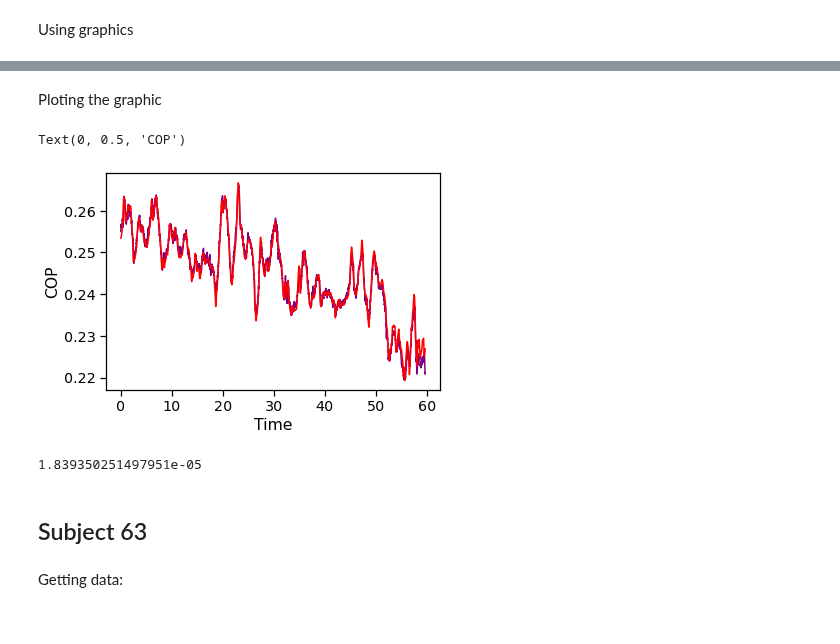
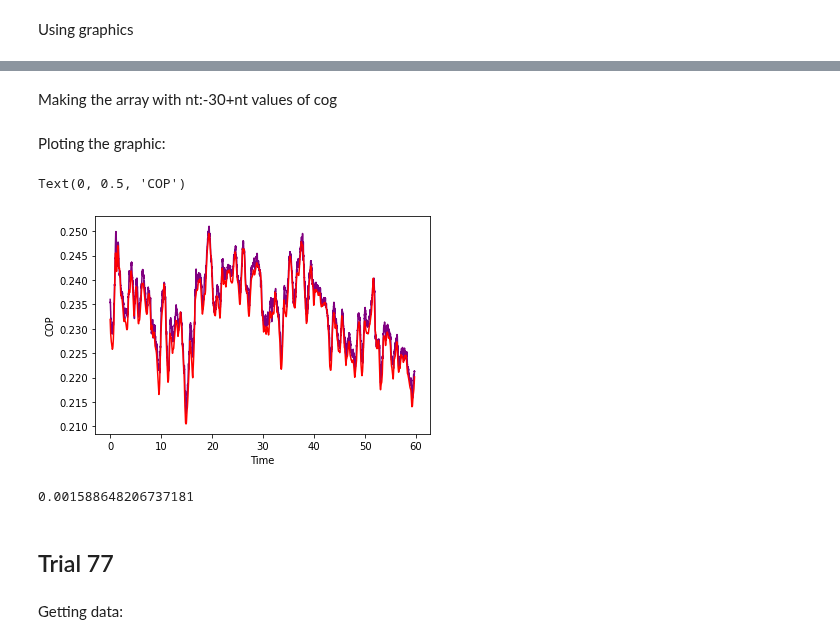
Before and after one commit to FernandaVanzini/COPandCOGestimar, a Jupyter notebook: RegressãoLinear.ipynb, the cells around one changed output, grey strips where cells are left out. Saved outputs shown, nothing was run; the diff lists cells and outputs as text; code cells hidden in the pictures.

Commit message:
linear regression withr tests

```diff
--- a/RegressãoLinear.ipynb
+++ b/RegressãoLinear.ipynb
@@ -254,6 +270,6 @@ Getting the data
 # %%
-fname_grf4=os.path.join(path2,PDSinfo.Trial[3]+'grf'+'.txt')
-fname_mkr4=os.path.join(path2,PDSinfo.Trial[3]+'mkr'+'.txt')
+fname_grf4=os.path.join(path2,PDSinfo.Trial[63]+'grf'+'.txt')
+fname_mkr4=os.path.join(path2,PDSinfo.Trial[63]+'mkr'+'.txt')
 grf4=pd.read_csv(fname_grf4,delimiter='\t',header=0,engine='c')
 mkr4=pd.read_csv(fname_mkr4,delimiter='\t',header=0,engine='c')
 # %% [markdown]
@@ -275,23 +293,37 @@ c4,d4,_,_=np.linalg.lstsq(x44,y44,rcond=None)
+# %%
+fname_grftest4=os.path.join(path2, PDSinfo.Trial[64]+'grf'+'.txt')
+fname_mkrtest4=os.path.join(path2, PDSinfo.Trial[64]+'mkr'+'.txt')
+grftest4=pd.read_csv(fname_grftest4, delimiter='\t', header=0, engine='c')
+mkrtest4=pd.read_csv(fname_mkrtest4, delimiter='\t',header=0, engine='c')
+# %%
+u4=mkrtest4['COG_X']
+v4=grftest4['COPNET_X']
+# %% [markdown]
+Making the array with nt:-30+nt values of cog
+# %%
+x4test4=np.array(u4[:-30]).reshape(-1,1)
+for nt in range(1,30):
+    x4test4=np.hstack((x4test4,np.array(u4[nt:-30+nt]).reshape(-1,1)))
 # %% [markdown]
-Ploting the graphic
+Ploting the graphic:
 # %%
-yestimative4=x44@c4
-plt.plot(t4[:-30],yestimative4,marker='',color='purple',linestyle='-')
-plt.plot(t4[:-30],y4[30:],marker='',color='red',linestyle='-')
+yexttest4=x4test4@c4
+plt.plot(t4[:-30],yexttest4,marker='',color='purple',linestyle='-')
+plt.plot(t4[:-30],v4[30:],marker='',color='red',linestyle='-')
 plt.xlabel('Time')
 plt.ylabel('COP')
 # %% [output]
 Text(0, 0.5, 'COP')
-[figure, old version]
+[figure, new version]
 # %%
-yestimative4med=np.mean(yestimative4)
-yreal4med=np.mean(y4[30:])
-e4=np.sqrt(((yestimative4med-yreal4med)**2))
-print(e4)
+yestimative5med=np.mean(yexttest4)
+yreal5med=np.mean(v4[30:])
+e5=np.sqrt(((yestimative5med-yreal5med)**2))
+print(e5)
 # %% [output]
-1.839350251497951e-05
+0.001588648206737181
-# %% [markdown]
-## Subject 63
+# %% [markdown]
+## Trial 77
 # %% [markdown]
 Getting data:
 # %%
```
Also changed, not shown: parts of 37 cells of this notebook.
